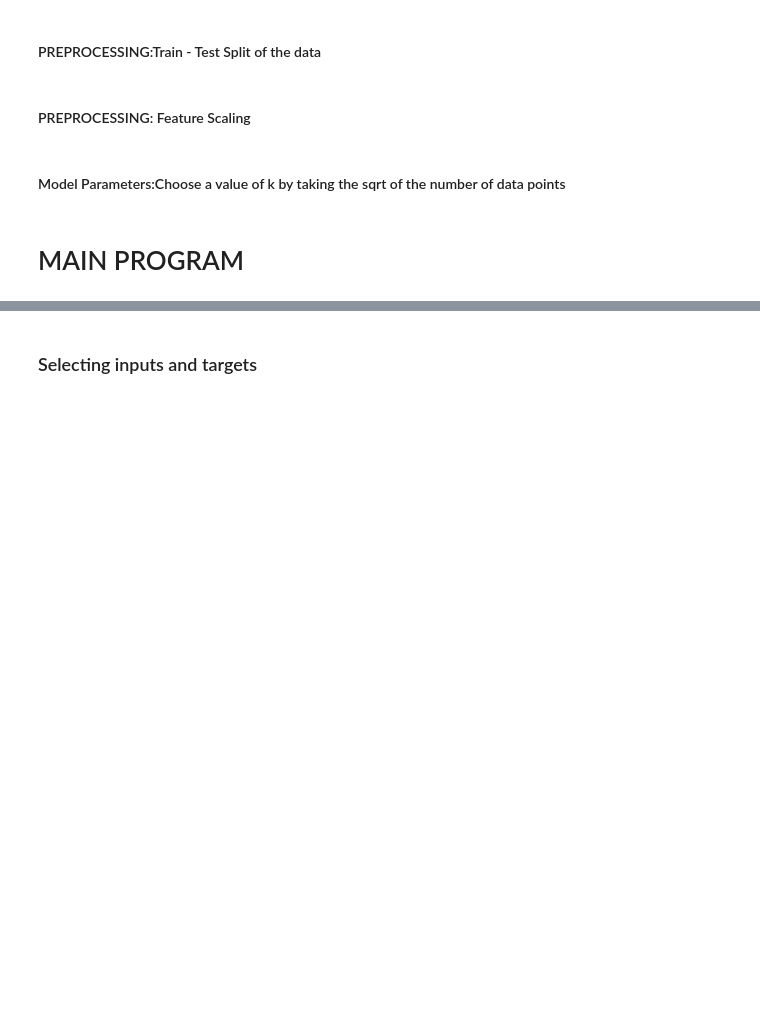
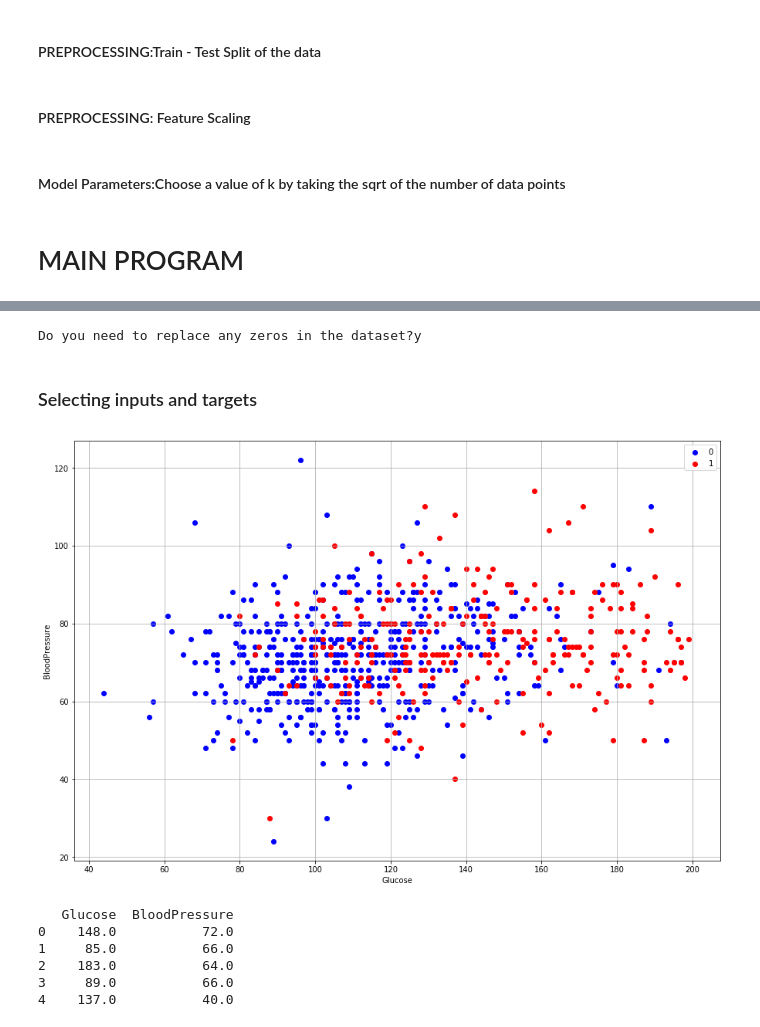
Before and after one commit to DJimmie/Machine-Learning-Classification-scikit-learn, a Jupyter notebook: KNN/KNN.ipynb, the cells around one changed output, grey strips where cells are left out. Cells and saved outputs as stored; diff of their text form; code cells hidden in the pictures; blank space fills up the shorter version.

```diff
--- a/KNN/KNN.ipynb
+++ b/KNN/KNN.ipynb
@@ -395,7 +396,7 @@ def label_encoding(dataset,input_headers):
             return labels
 
         else:
-            return None
+            return list(np.unique(dataset[i]))
 # %% [markdown]
 # MAIN PROGRAM
 # %%
@@ -405,10 +406,12 @@ if __name__ == "__main__":
 
 #     RETRIEVE THE DATASET
 
+#     location=r'C:/Users/Crystal/Desktop/Programs/dataset_repo/stock/stock_data.csv'
+
 #     location=r'C:/Users/Crystal/Desktop/Programs/dataset_repo/iris_/iris_data.csv'
-    location=r'C:/Users/Crystal/Desktop/Programs/dataset_repo/0529_/0529_pass_rush.csv'
+#     location=r'C:/Users/Crystal/Desktop/Programs/dataset_repo/0529_/0529_pass_rush.csv'
 #     location=r'C:/Users/Crystal/Desktop/Programs/dataset_repo/titan/titantic_1.csv'
-#     location=r'C:\Users\Crystal\Desktop\Programs\dataset_repo\diabetes.csv'
+    location=r'C:\Users\Crystal\Desktop\Programs\dataset_repo\diabetes.csv'
 #     location=r'C:\Users\Crystal\Desktop\Programs\dataset_repo\CDH_Train.csv'
     dataset=pd.read_csv(location)
 
@@ -418,41 +439,60 @@ if __name__ == "__main__":
     # Replace zeros with the mean where needed.
     rz=input('Do you need to replace any zeros in the dataset?')
     if (rz.lower()=='y'):
-        the_headers=['Age']
+        the_headers=['Age','Glucose','BloodPressure','SkinThickness','Insulin','BMI']
         dataset=replacing_zeros(dataset,the_headers)
         dataset.head()
+# %% [output]
+Do you need to replace any zeros in the dataset?y
 # %% [markdown]
 ### Selecting inputs and targets
 # %%
     #Selecting inputs and targets
+
+
+    target_header=['Outcome']
+    input_headers=['Glucose','BloodPressure']
+#     input_headers=['Pregnancies','Glucose','BloodPressure','SkinThickness','Insulin','BMI','DiabetesPedigreeFunction','Age']
+
+
+#     target_header=['GL_Success']
+#     input_headers=['+2sigma_OUT','-2sigma_OUT']
 
 #     target_header=['Species']
 #     input_headers=['Length','Width']
 
 #     target_header=['Survived']
 #     input_headers=['Parch','Fare','SibSp','Age','Pclass','Sex','Ticket']
 
-    target_header=['play_type']
-    input_headers=['down','ydstogo']
+#     target_header=['play_type']
+#     input_headers=['down','ydstogo']
 #     input_headers=['game_seconds_remaining','yardline_100']
 
 #     target_header=['Species']
 #     input_headers=['SepalLengthCm','SepalWidthCm','PetalLengthCm','PetalWidthCm']
 
     target_label=label_encoding(dataset,target_header)
 
     classes=target_label
     test_label=label_encoding(dataset,input_headers)
 #     print(test_label)
 #     print(dataset[['Sex','Ticket']])
 
 
     X,y=split_the_dataset(dataset,input_headers,target_header)
 #     print(y.values)
     if (X.values.shape[1]==2):
         plot_of_data_space(dataset,X.values,y.values,input_headers)
 
     print(X.head())
+# %% [output]
+[figure, added]
+   Glucose  BloodPressure
+0    148.0           72.0
+1     85.0           66.0
+2    183.0           64.0
+3     89.0           66.0
+4    137.0           40.0
 # %%
     #Splitting the Train-Test data
     X_train,X_test,y_train,y_test=split_the_train_test_data(X,y)
```
Also changed, not shown: parts of 16 cells of this notebook, 3 other files.
